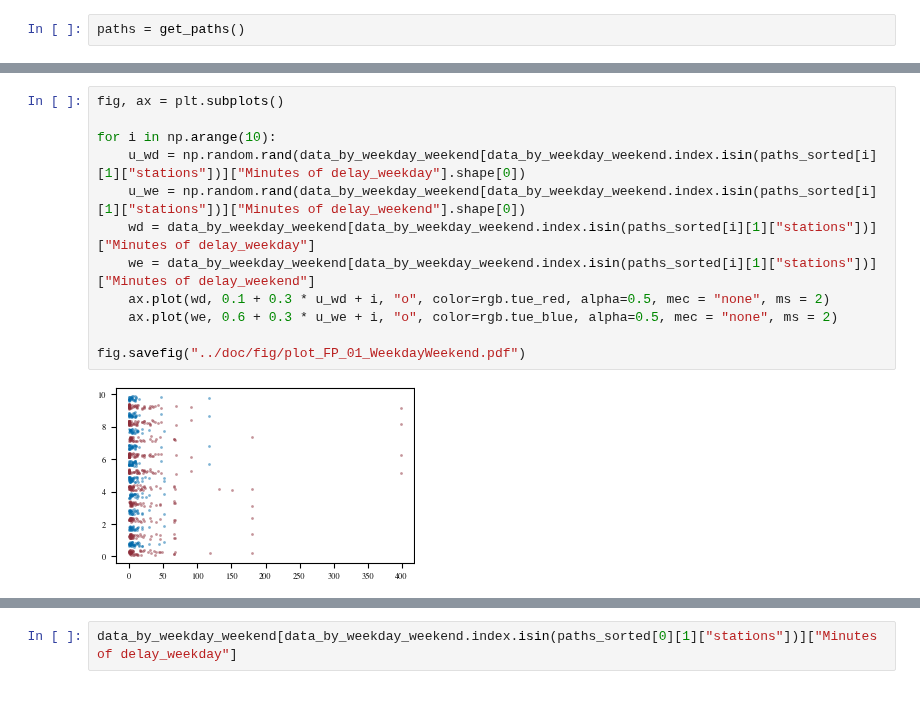
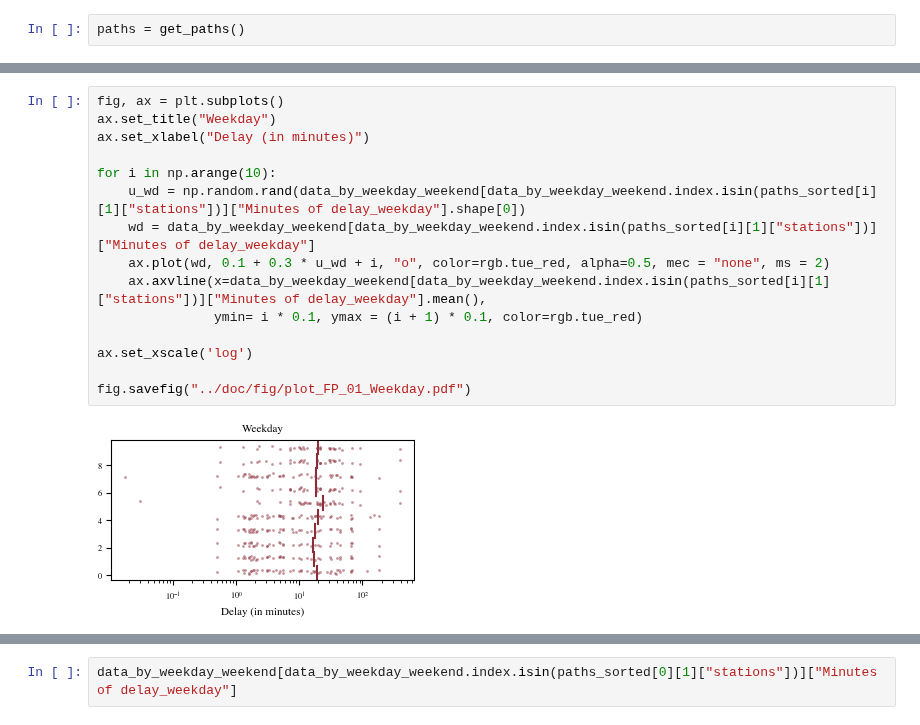
Before and after one commit to frederikpanse/db_project, a Jupyter notebook: exp/exp_FP_01_DifferenceWeekdaysWeekends.ipynb, the cells around one changed output, grey strips where cells are left out. Drawn from its saved outputs; the diff is of its cells as text.

Commit message:
changed to weekend/day comparison

```diff
--- a/exp/exp_FP_01_DifferenceWeekdaysWeekends.ipynb
+++ b/exp/exp_FP_01_DifferenceWeekdaysWeekends.ipynb
@@ -208,14 +264,17 @@ paths_sorted = sorted(paths.items(), key = lambda x: x[1]["mean_delay"])
 # %%
 fig, ax = plt.subplots()
+ax.set_title("Weekday")
+ax.set_xlabel("Delay (in minutes)")
 
 for i in np.arange(10):
     u_wd = np.random.rand(data_by_weekday_weekend[data_by_weekday_weekend.index.isin(paths_sorted[i][1]["stations"])]["Minutes of delay_weekday"].shape[0])
-    u_we = np.random.rand(data_by_weekday_weekend[data_by_weekday_weekend.index.isin(paths_sorted[i][1]["stations"])]["Minutes of delay_weekend"].shape[0])
     wd = data_by_weekday_weekend[data_by_weekday_weekend.index.isin(paths_sorted[i][1]["stations"])]["Minutes of delay_weekday"]
-    we = data_by_weekday_weekend[data_by_weekday_weekend.index.isin(paths_sorted[i][1]["stations"])]["Minutes of delay_weekend"]
     ax.plot(wd, 0.1 + 0.3 * u_wd + i, "o", color=rgb.tue_red, alpha=0.5, mec = "none", ms = 2)
-    ax.plot(we, 0.6 + 0.3 * u_we + i, "o", color=rgb.tue_blue, alpha=0.5, mec = "none", ms = 2)
+    ax.axvline(x=data_by_weekday_weekend[data_by_weekday_weekend.index.isin(paths_sorted[i][1]["stations"])]["Minutes of delay_weekday"].mean(),
+               ymin= i * 0.1, ymax = (i + 1) * 0.1, color=rgb.tue_red)
 
-fig.savefig("../doc/fig/plot_FP_01_WeekdayWeekend.pdf")
+ax.set_xscale('log')
+
+fig.savefig("../doc/fig/plot_FP_01_Weekday.pdf")
 # %% [output]
-[figure, old version]
+[figure, new version]
```
Also changed, not shown: parts of 8 cells of this notebook, 2 other files.
